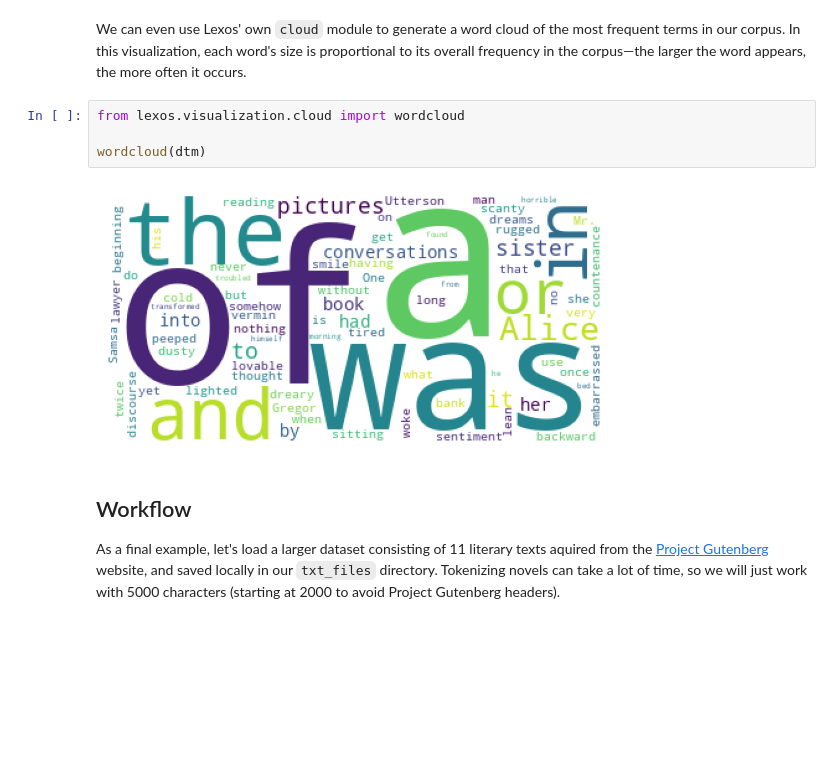
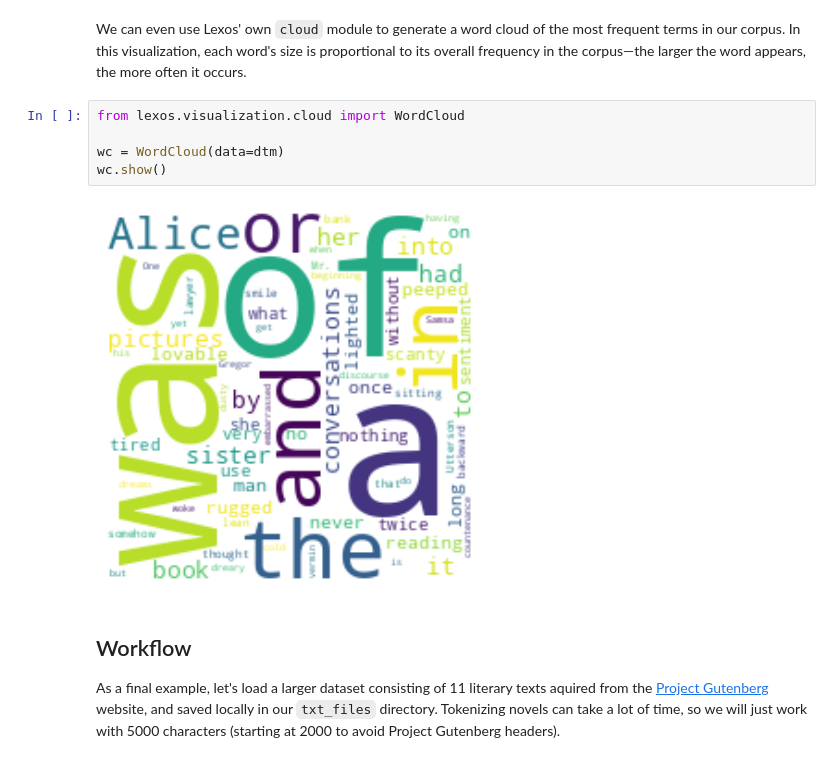
Before and after one commit to mangabe16/lexos, a Jupyter notebook: doc_src/docs/tutorials/dtm/tutorial.ipynb, the cells around one changed output. Drawn from its saved outputs; the diff is of its cells as text; blank space fills up the shorter version.

```diff
--- a/doc_src/docs/tutorials/dtm/tutorial.ipynb
+++ b/doc_src/docs/tutorials/dtm/tutorial.ipynb
@@ -323,11 +338,12 @@ df.Total.plot(
 # %% [markdown]
 We can even use Lexos' own `cloud` module to generate a word cloud of the most frequent terms in our corpus. In this visualization, each word's size is proportional to its overall frequency in the corpus—the larger the word appears, the more often it occurs.
 # %%
-from lexos.visualization.cloud import wordcloud
+from lexos.visualization.cloud import WordCloud
 
-wordcloud(dtm)
+wc = WordCloud(data=dtm)
+wc.show()
 # %% [output]
-[figure, old version]
+[figure, new version]
 # %% [markdown]
 ## Workflow
 
```
Also changed, not shown: parts of 21 cells of this notebook.
